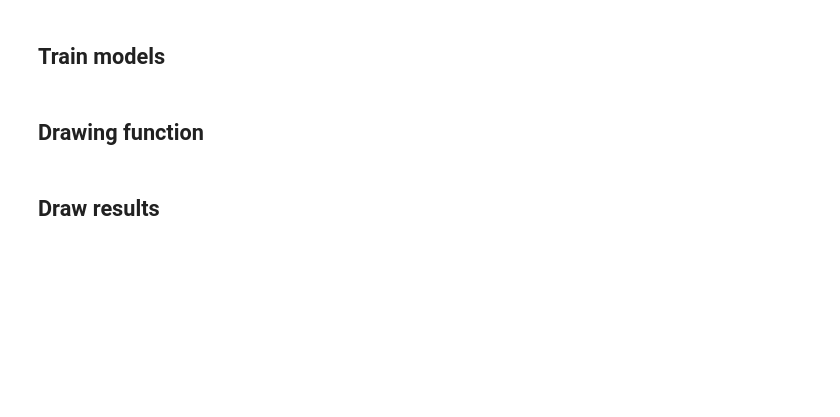
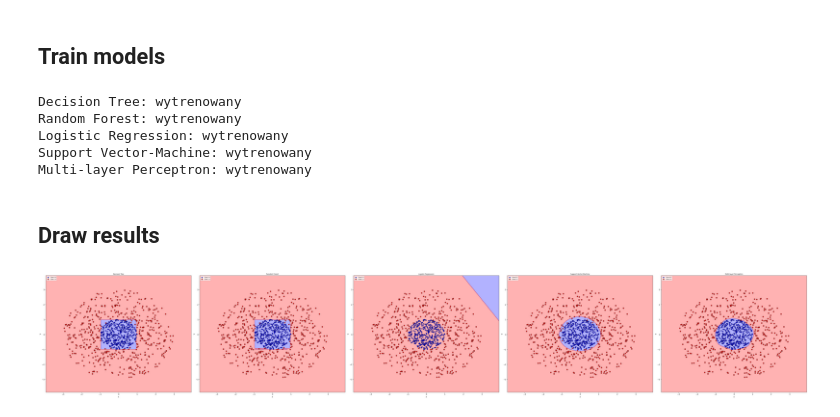
Before and after one commit to krudny/Knowledge-Engineering-and-Symbolic-ML, a Jupyter notebook: lab01-ml-intro/lab01-ml-intro.ipynb, the cells around one changed output. Saved outputs shown, nothing was run; the diff lists cells and outputs as text; code cells hidden in the pictures; blank space fills up the shorter version.

```diff
--- a/lab01-ml-intro/lab01-ml-intro.ipynb
+++ b/lab01-ml-intro/lab01-ml-intro.ipynb
@@ -115,3 +115,8 @@ Recall: Mean = 0.9344, Std = 0.0233
 F1: Mean = 0.9336, Std = 0.0238
 # %% [markdown]
 ## Import Space dataset
+# %%
+import pandas as pd
+
+df = pd.read_csv("space.csv")
+print(df)
@@ -118,6 +138,62 @@ F1: Mean = 0.9336, Std = 0.0238
 # %% [markdown]
 ## Train models
-# %% [markdown]
-## Drawing function
+# %%
+X = df.iloc[:, :-1]
+y = df.iloc[:, -1]
+
+trained_models = {}
+for name, classifier in classifiers.items():
+    classifier.fit(X, y)
+    trained_models[name] = classifier
+    print(f"{name}: wytrenowany")
+# %% [output]
+Decision Tree: wytrenowany
+Random Forest: wytrenowany
+Logistic Regression: wytrenowany
+Support Vector-Machine: wytrenowany
+Multi-layer Perceptron: wytrenowany
 # %% [markdown]
 ## Draw results
+# %%
+import numpy as np
+import matplotlib.pyplot as plt
+from matplotlib.colors import ListedColormap
+
+def plot_decision_regions(X, y, classifier, resolution=0.02):
+    markers = ("o", "s", "^", "v", "<")
+    colors = ("blue", "red", "lightgreen", "gray", "cyan")
+    cmap = ListedColormap(colors[:len(np.unique(y))])
+
+    x1_min, x1_max = X.iloc[:, 0].min() - 1, X.iloc[:, 0].max() + 1
+    x2_min, x2_max = X.iloc[:, 1].min() - 1, X.iloc[:, 1].max() + 1
+    xx1, xx2 = np.meshgrid(np.arange(x1_min, x1_max, resolution),
+                           np.arange(x2_min, x2_max, resolution))
+
+    lab = classifier.predict(np.array([xx1.ravel(), xx2.ravel()]).T)
+    lab = lab.reshape(xx1.shape)
+
+    plt.contourf(xx1, xx2, lab, alpha=0.3, cmap=cmap)
+    plt.xlim(xx1.min(), xx1.max())
+    plt.ylim(xx2.min(), xx2.max())
+
+    for idx, cl in enumerate(np.unique(y)):
+        mask = y == cl
+        plt.scatter(x=X[mask].iloc[:, 0], y=X[mask].iloc[:, 1],
+                    alpha=0.8, c=colors[idx], marker=markers[idx],
+                    label=f"Class {cl}", edgecolor="black")
+
+
+fig, axes = plt.subplots(1, len(classifiers), figsize=(60, 10))
+
+for ax, (name, classifier) in zip(axes, classifiers.items()):
+    plt.sca(ax)
+    plot_decision_regions(X, y, classifier)
+    ax.set_title(name, fontsize=9)
+    ax.set_xlabel("x")
+    ax.set_ylabel("y")
+    ax.legend(loc="upper left", fontsize=7)
+
+plt.tight_layout()
+plt.show()
+# %% [output]
+[figure, added]
```
Also changed, not shown: parts of 1 cell of this notebook, 3 other files.
